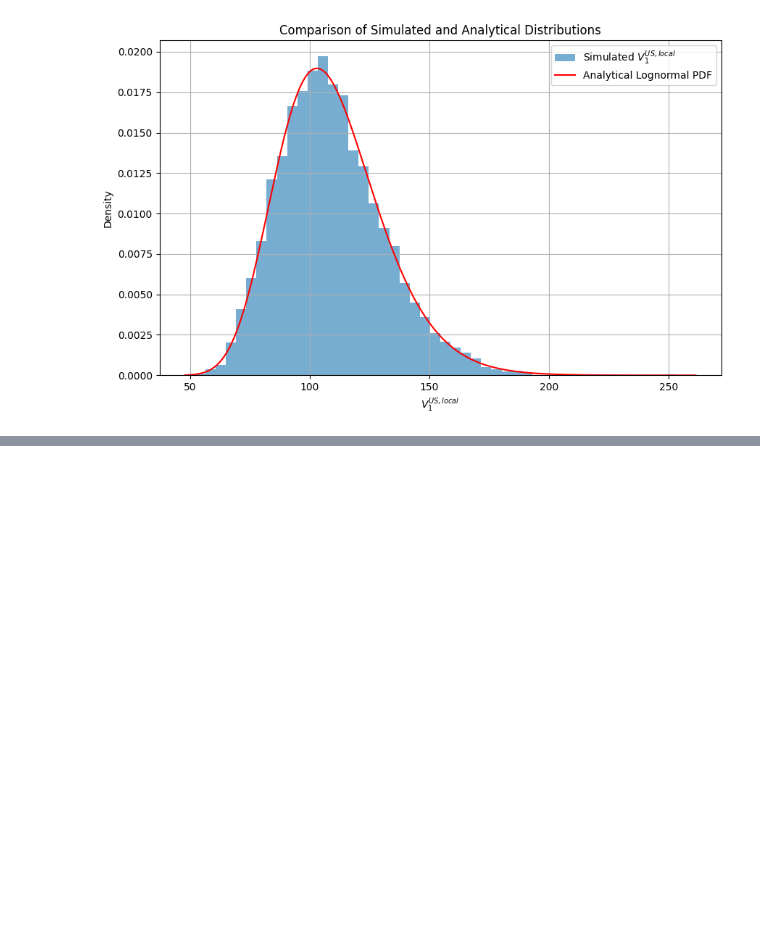
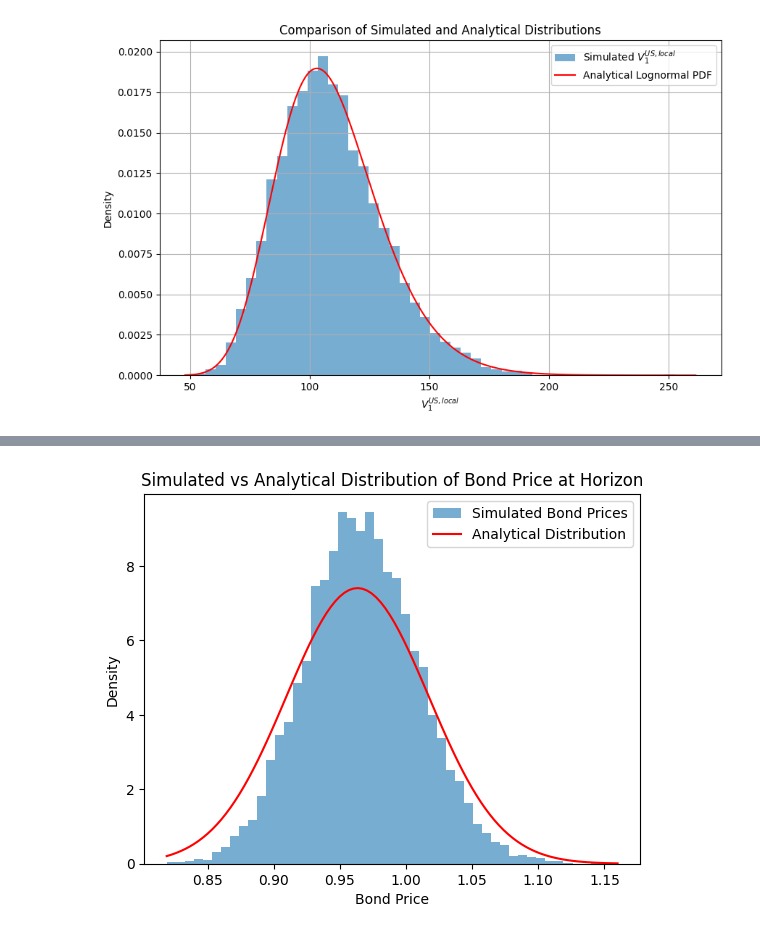
Before and after one commit to Deshvar/Exam2024-Financial-Economist, a Jupyter notebook: Question1.ipynb, the cells around one changed output, grey strips where cells are left out. Saved outputs shown, nothing was run; the diff lists cells and outputs as text; code cells hidden in the pictures; blank space fills up the shorter version.

```diff
--- a/Question1.ipynb
+++ b/Question1.ipynb
@@ -159,0 +155,86 @@ plt.show()
+# %%
+import numpy as np
+import matplotlib.pyplot as plt
+from scipy.stats import norm
+
+# Define the Vasicek model parameters
+def vasicek_params():
+    """
+    Set up the parameters for the Vasicek model.
+    These values can be updated with calibrated or real-world data.
+    """
+    kappa = 0.15      # Speed of mean reversion
+    theta = 0.03      # Long-term mean of the short rate
+    sigma = 0.02      # Volatility of interest rate
+    r0 = 0.02         # Initial short rate
+    T = 5             # Maturity of the zero-coupon bond (years)
+    return kappa, theta, sigma, r0, T
+
+# Define the bond pricing formula under the Vasicek model
+def vasicek_zero_coupon_price(r, T, kappa, theta, sigma, t=0):
+    """
+    Compute the price of a zero-coupon bond under the Vasicek model.
+    """
+    B = (1 - np.exp(-kappa * (T - t))) / kappa
+    A = (theta - (sigma**2) / (2 * kappa**2)) * (B - (T - t)) - (sigma**2) * B**2 / (4 * kappa)
+    return np.exp(-A - B * r)
+
+# Simulate interest rates using the Vasicek model
+def simulate_vasicek(r0, kappa, theta, sigma, horizon, dt, n_simulations):
+    """
+    Simulates the short rate dynamics under the Vasicek model.
+    """
+    n_steps = int(horizon / dt)
+    rates = np.zeros((n_steps + 1, n_simulations))
+    rates[0, :] = r0  # Initialize with the initial short rate
+
+    for t in range(1, n_steps + 1):
+        dr = kappa * (theta - rates[t-1, :]) * dt + sigma * np.sqrt(dt) * np.random.normal(size=n_simulations)
+        rates[t, :] = rates[t-1, :] + dr
+
+    return rates
+
+# Main function to calculate the bond price, simulate, and compare distributions
+def main():
+    # Step 1: Set up parameters
+    kappa, theta, sigma, r0, T = vasicek_params()
+    horizon = 1           # Horizon for the simulation (in years)
+    n_simulations = 10000 # Number of Monte Carlo simulations
+    dt = 1/252            # Time step (daily frequency)
+
+    # Step 2: Compute the initial price of the bond
+    P_0 = vasicek_zero_coupon_price(r0, T, kappa, theta, sigma)
+    print(f"Initial price of the 5-year zero-coupon bond: {P_0:.4f}")
+
+    # Step 3: Simulate short rate dynamics over the horizon
+    rates = simulate_vasicek(r0, kappa, theta, sigma, horizon, dt, n_simulations)
+    r_horizon = rates[-1, :]  # Extract the short rates at the simulation horizon
+
+    # Step 4: Compute bond prices at the simulation horizon
+    P_horizon = vasicek_zero_coupon_price(r_horizon, T - horizon, kappa, theta, sigma, t=horizon)
+
+    # Step 5: Derive the analytical bond price distribution
+    mean_r = theta + (r0 - theta) * np.exp(-kappa * horizon)  # Mean of the short rate at horizon
+    var_r = (sigma**2 / (2 * kappa)) * (1 - np.exp(-2 * kappa * horizon))  # Variance of short rate at horizon
+    std_r = np.sqrt(var_r)  # Standard deviation of short rate at horizon
+
+    B_horizon = (1 - np.exp(-kappa * (T - horizon))) / kappa
+    A_horizon = (theta - (sigma**2) / (2 * kappa**2)) * (B_horizon - (T - horizon)) - (sigma**2) * B_horizon**2 / (4 * kappa)
+    mean_P = np.exp(-A_horizon - B_horizon * mean_r)
+    std_P = np.abs(B_horizon * std_r * mean_P)  # Delta approximation for bond price std deviation
+
+    # Step 6: Compare simulated and analytical distributions
+    plt.hist(P_horizon, bins=50, density=True, alpha=0.6, label="Simulated Bond Prices")
+    x = np.linspace(P_horizon.min(), P_horizon.max(), 100)
+    pdf = norm.pdf(x, loc=mean_P, scale=std_P)
+    plt.plot(x, pdf, label="Analytical Distribution", color="red")
+    plt.title("Simulated vs Analytical Distribution of Bond Price at Horizon")
+    plt.xlabel("Bond Price")
+    plt.ylabel("Density")
+    plt.legend()
+    plt.show()
+
+# Run the main function
+if __name__ == "__main__":
+    main()
+# %% [output]
@@ -159,0 +242 @@ plt.show()
+[figure, added]
```
Also changed, not shown: parts of 12 cells of this notebook, 3 other files.
